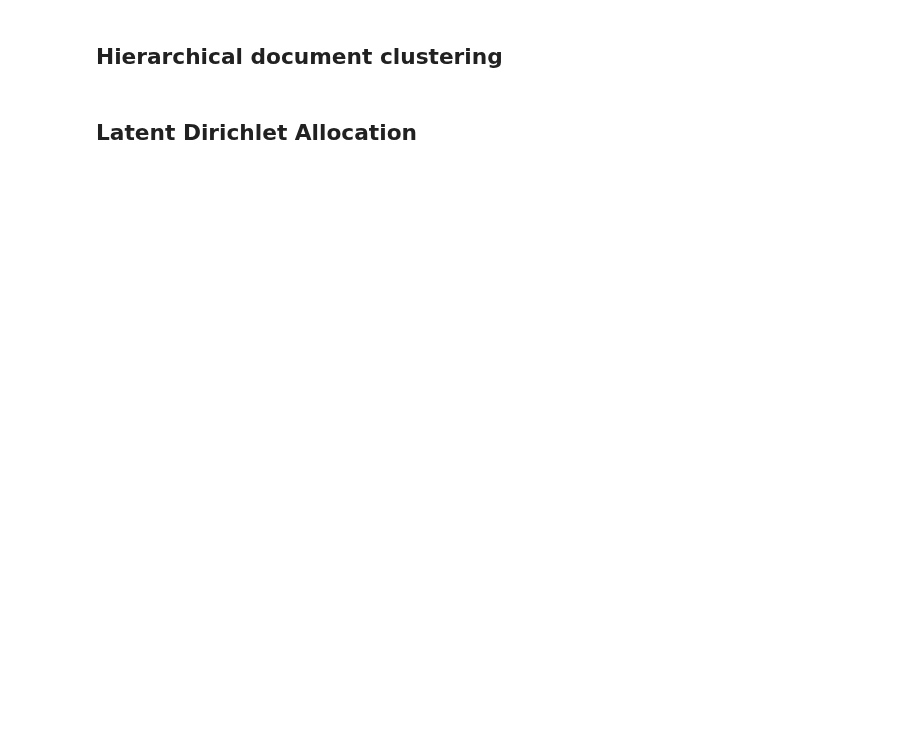
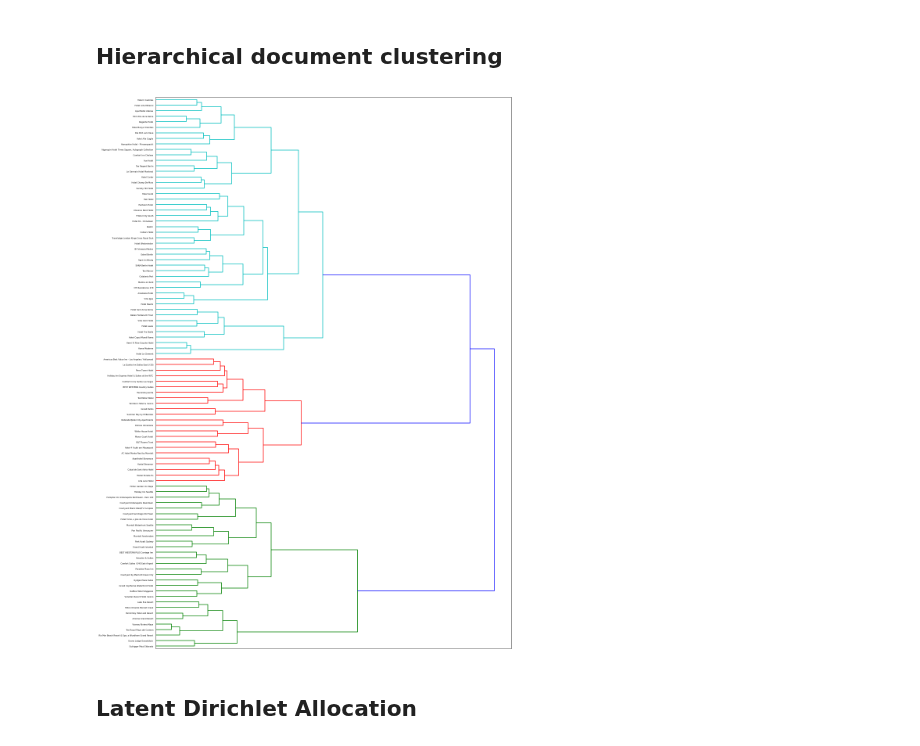
Before and after one commit to mathilda0902/statistical_learning, a Jupyter notebook: 0_project_src/src/ensemble/Hotel Clustering Based on Reviews.ipynb, the cells around one changed output. Saved outputs shown, nothing was run; the diff lists cells and outputs as text; code cells hidden in the pictures; blank space fills up the shorter version.

```diff
--- a/0_project_src/src/ensemble/Hotel Clustering Based on Reviews.ipynb
+++ b/0_project_src/src/ensemble/Hotel Clustering Based on Reviews.ipynb
@@ -58,0 +61,14 @@ import matplotlib as mpl
+# %%
+'''
+filepath = '../../dataset/hotel_name_reviews.csv'
+def read_reviews(filepath):
+    ratings = pd.read_csv(filepath)
+    reviews = ratings.groupby('hotel name')['content'].apply(list)
+    reviews = reviews.reset_index()
+    hotel_names = reviews['hotel name'].tolist()
+    all_reviews = reviews['content'].tolist()
+    hotel_reviews = []
+    for review in all_reviews:
+        hotel_reviews.append('.'.join(review))
+    return hotel_names, hotel_reviews
+''''''
@@ -151,0 +206,5 @@ A couple things to note about the parameters I define below:
+# %%
+hotel_names, hotel_reviews = read_reviews('../../dataset/hotel_names.txt', '../../dataset/hotel_reviews.txt')
+combined = list(zip(hotel_names, hotel_reviews))
+random.shuffle(combined)
+hotel_names[:], hotel_reviews[:] = zip(*combined)
@@ -375,20 +522,22 @@ mpld3.display() #show the plot
 # %%
 linkage_matrix = ward(dist) #define the linkage_matrix using ward clustering pre-computed distances
 
 fig, ax = plt.subplots(figsize=(15, 20)) # set size
-ax = dendrogram(linkage_matrix, orientation="right", labels=titles);
+ax = dendrogram(linkage_matrix, orientation="right", labels=hotel_names[:100]);
 
 plt.tick_params(\
     axis= 'x',          # changes apply to the x-axis
     which='both',      # both major and minor ticks are affected
     bottom='off',      # ticks along the bottom edge are off
     top='off',         # ticks along the top edge are off
     labelbottom='off')
 
 plt.tight_layout() #show plot with tight layout
 
 #uncomment below to save figure
 plt.savefig('ward_clusters.png', dpi=200) #save figure as ward_clusters
+# %% [output]
+[figure, added]
 # %%
 plt.close()
 # %% [markdown]
```
Also changed, not shown: parts of 29 cells of this notebook, 8 other files.
